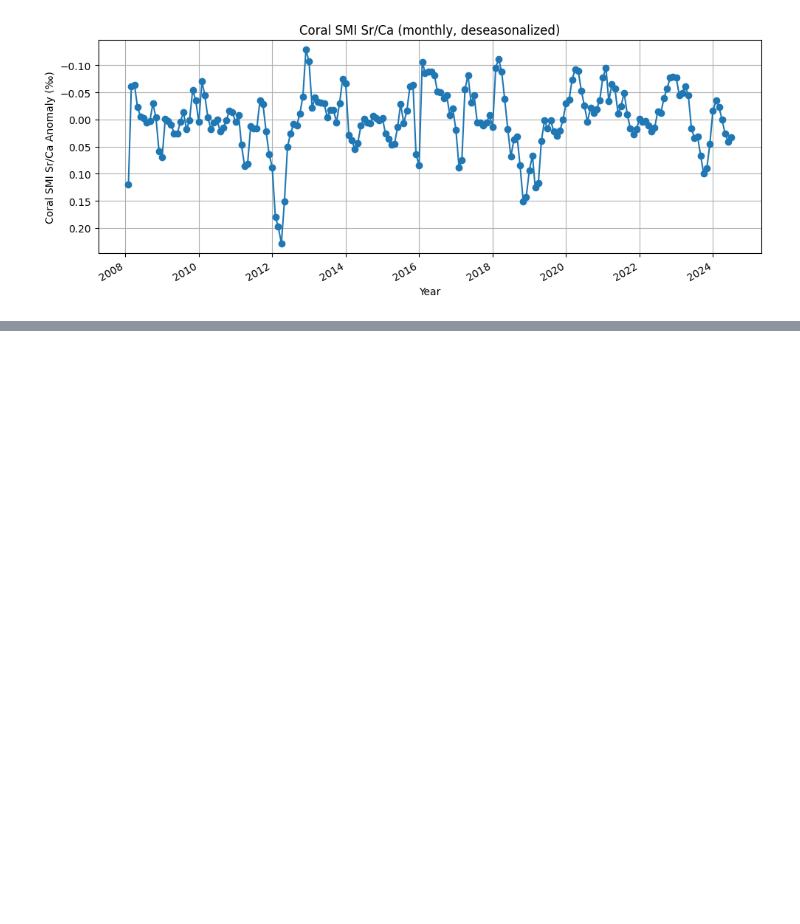
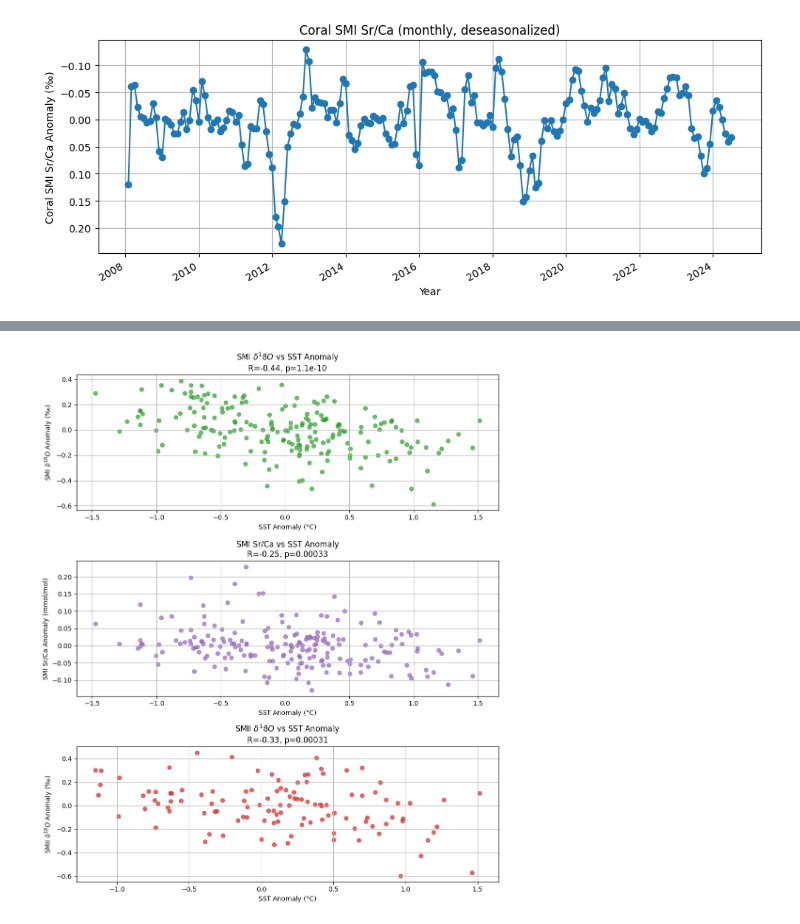
Before and after one commit to Equite774/CobbLab, a Jupyter notebook: chandler_coral_plots.ipynb, the cells around one changed output, grey strips where cells are left out. Saved outputs shown, nothing was run; the diff lists cells and outputs as text; code cells hidden in the pictures; blank space fills up the shorter version.

```diff
--- a/chandler_coral_plots.ipynb
+++ b/chandler_coral_plots.ipynb
@@ -116,0 +275,38 @@ visualize(sss_df['Date'], sss_df['sss'], 'SSS')
+# %%
+from scipy.stats import pearsonr
+
+# Interpolate SST anomalies to coral time axes
+sst_anom_interp_SMI = np.interp(SMI_d18O_even_time.astype(np.int64), sst_df['Date'].astype(np.int64), sst_df['Anomaly'])
+sst_anom_interp_SMII = np.interp(SMII_d18O_even_time.astype(np.int64), sst_df['Date'].astype(np.int64), sst_df['Anomaly'])
+sst_anom_interp_SrCa = np.interp(SMI_SrCa_even_time.astype(np.int64), sst_df['Date'].astype(np.int64), sst_df['Anomaly'])
+
+# Calculate correlations
+r_SMI_d18O, p_SMI_d18O = pearsonr(even_SMI_d18O_anom, sst_anom_interp_SMI)
+r_SMII_d18O, p_SMII_d18O = pearsonr(even_SMII_d18O_anom, sst_anom_interp_SMII)
+r_SMI_SrCa, p_SMI_SrCa = pearsonr(even_SMI_SrCa_anom, sst_anom_interp_SrCa)
+
+# Plot
+fig, axs = plt.subplots(3, 1, figsize=(10, 12))
+
+axs[0].scatter(sst_anom_interp_SMI, even_SMI_d18O_anom, color='tab:green', alpha=0.7)
+axs[0].set_xlabel('SST Anomaly (°C)')
+axs[0].set_ylabel('SMI $\\delta^{18}O$ Anomaly (‰)')
+axs[0].set_title(f'SMI $\\delta^{18}O$ vs SST Anomaly\nR={r_SMI_d18O:.2f}, p={p_SMI_d18O:.2g}')
+axs[0].grid(True)
+
+axs[1].scatter(sst_anom_interp_SrCa, even_SMI_SrCa_anom, color='tab:purple', alpha=0.7)
+axs[1].set_xlabel('SST Anomaly (°C)')
+axs[1].set_ylabel('SMI Sr/Ca Anomaly (mmol/mol)')
+axs[1].set_title(f'SMI Sr/Ca vs SST Anomaly\nR={r_SMI_SrCa:.2f}, p={p_SMI_SrCa:.2g}')
+axs[1].grid(True)
+
+axs[2].scatter(sst_anom_interp_SMII, even_SMII_d18O_anom, color='tab:red', alpha=0.7)
+axs[2].set_xlabel('SST Anomaly (°C)')
+axs[2].set_ylabel('SMII $\\delta^{18}O$ Anomaly (‰)')
+axs[2].set_title(f'SMII $\\delta^{18}O$ vs SST Anomaly\nR={r_SMII_d18O:.2f}, p={p_SMII_d18O:.2g}')
+axs[2].grid(True)
+
+plt.tight_layout()
+plt.show()
+# %% [output]
+[figure, added]
```
Also changed, not shown: parts of 13 cells of this notebook.
